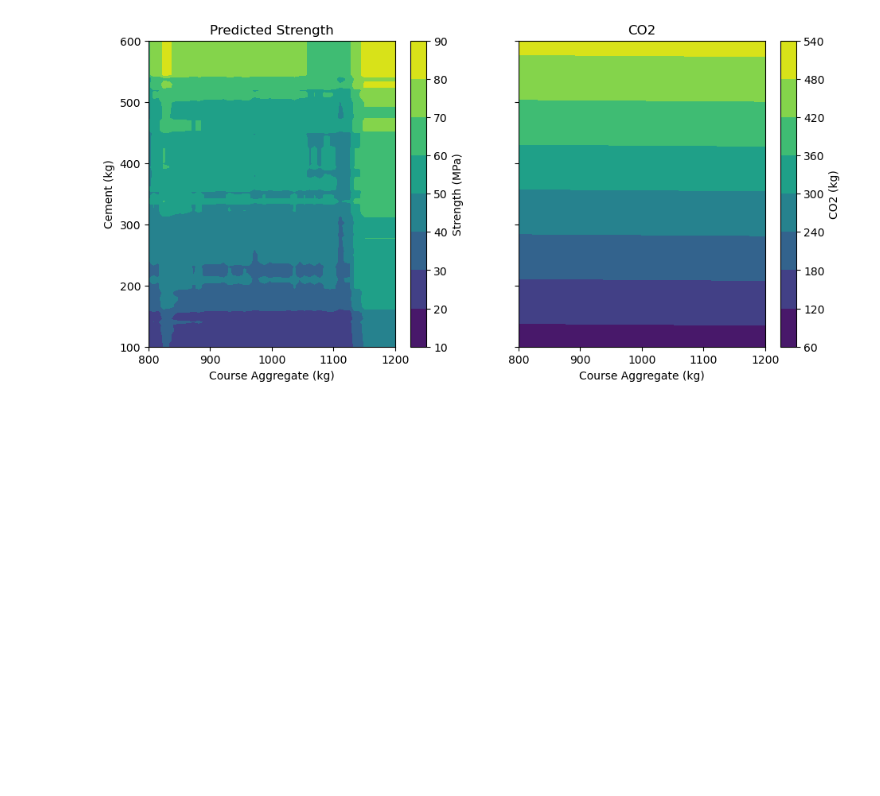
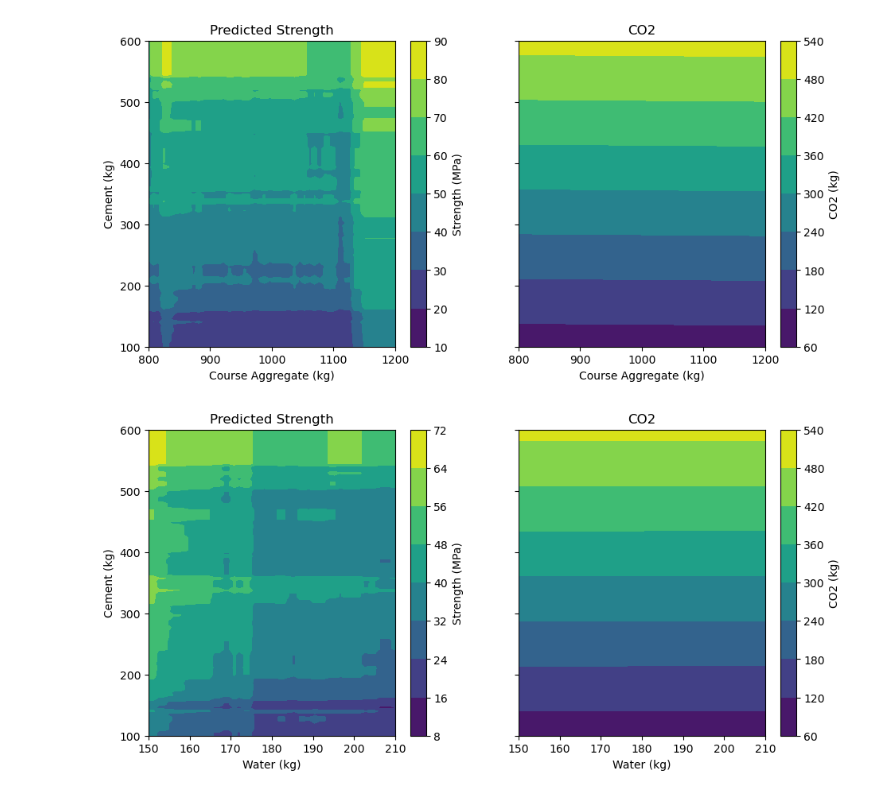
Before and after one commit to genserk/Concrete, a Jupyter notebook: Strength_and_CO2_plotter.ipynb, the cells around one changed output. Cells and saved outputs as stored; diff of their text form; code cells hidden in the pictures; blank space fills up the shorter version.

Commit message:
Plots for Daniel

```diff
--- a/Strength_and_CO2_plotter.ipynb
+++ b/Strength_and_CO2_plotter.ipynb
@@ -101,3 +110,44 @@ fig.set_size_inches(11,5)
 plt.show()
 # %% [output]
 [figure]
+# %%
+water_density = 997
+cement_density = 2400
+fine_density = 1602
+course_density = 1750
+
+par_slag = 0
+par_ash = 0
+par_water = 220
+par_super = 0
+
+par_fine = 800
+par_age = 120
+
+xnum = 50
+ynum = 100
+water_grid = np.linspace(150,210,num=xnum)
+cement_grid = np.linspace(100,600,num=ynum)
+strength_grid2 = np.zeros((ynum,xnum))
+co2_grid2 = np.zeros((ynum,xnum))
+for i in range(xnum):
+    for j in range(ynum):
+        fake_panda = pd.DataFrame([[cement_grid[j],par_slag,par_ash,water_grid[i],par_super,course_density*(1 - cement_grid[j]/cement_density - water_grid[i]/water_density - par_fine/fine_density),par_fine,par_age]],columns=features)
+        strength_grid2[j,i] = best_model.predict(fake_panda)
+        co2_grid2[j,i] = co2_from_data(fake_panda)
+# %%
+fig, ax = plt.subplots(1,2,sharey=True)
+here0 = ax[0].contourf(water_grid,cement_grid,strength_grid2)
+ax[0].set_ylabel('Cement (kg)')
+ax[0].set_title('Predicted Strength')
+ax[0].set_xlabel('Water (kg)')
+plt.colorbar(here0,ax=ax[0],label='Strength (MPa)')
+here1 = ax[1].contourf(water_grid,cement_grid,co2_grid2)
+plt.colorbar(here1,ax=ax[1],label='CO2 (kg)')
+ax[1].set_title('CO2')
+ax[1].set_xlabel('Water (kg)')
+fig.set_size_inches(11,5)
+#fig.tight_layout()
+plt.show()
+# %% [output]
+[figure, added]
```
Also changed, not shown: parts of 4 cells of this notebook, 1 other file.
